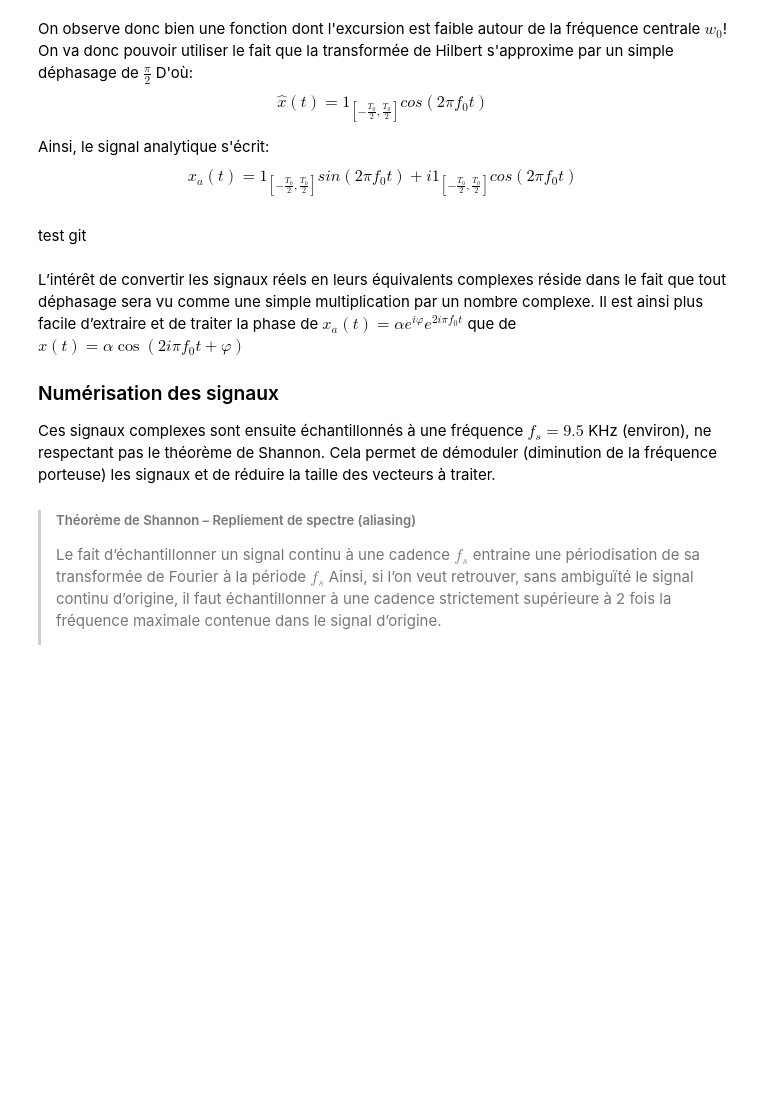
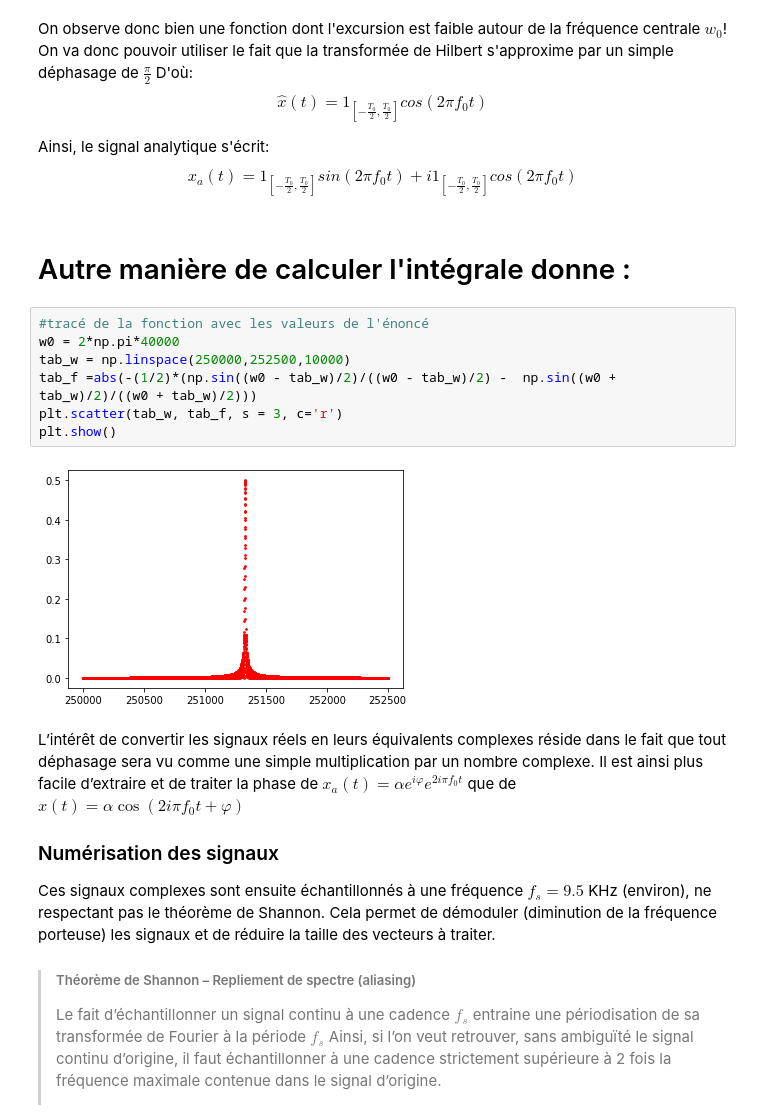
Before and after one commit to martin5555555555/traitementdusignal, a Jupyter notebook: mini_projet_radar.ipynb, the cells around one changed output. Saved outputs shown, nothing was run; the diff lists cells and outputs as text; blank space fills up the shorter version.

```diff
--- a/mini_projet_radar.ipynb
+++ b/mini_projet_radar.ipynb
@@ -190,8 +190,17 @@ D'où: $$ \hat x(t) =  1_{[-\frac {T_0}{2}, \frac {T_0}{2}]}cos(2\pi f_0 t)$$
 
 Ainsi, le signal analytique s'écrit:
 $$x_a(t) =  1_{[-\frac {T_0}{2}, \frac {T_0}{2}]}sin(2\pi f_0 t) + i 1_{[-\frac {T_0}{2}, \frac {T_0}{2}]}cos(2\pi f_0 t) $$
-# %% [markdown]
-test git
+# %% [markdown]
+# Autre manière de calculer l'intégrale donne :
+# %%
+#tracé de la fonction avec les valeurs de l'énoncé
+w0 = 2*np.pi*40000
+tab_w = np.linspace(250000,252500,10000)
+tab_f =abs(-(1/2)*(np.sin((w0 - tab_w)/2)/((w0 - tab_w)/2) -  np.sin((w0 + tab_w)/2)/((w0 + tab_w)/2)))
+plt.scatter(tab_w, tab_f, s = 3, c='r')
+plt.show()
+# %% [output]
+[figure, added]
 # %% [markdown]
 L’intérêt de convertir les signaux réels en leurs équivalents complexes réside dans le fait que tout déphasage sera vu comme une simple multiplication par un nombre complexe. Il est ainsi plus facile d’extraire et de traiter la phase de
 $x_a(t) = \alpha e^{i \varphi} e^{2 i \pi f_0 t}$ que de $x(t) = \alpha \cos (2 i \pi f_0 t + \varphi)$
```
Also changed, not shown: parts of 5 cells of this notebook.
